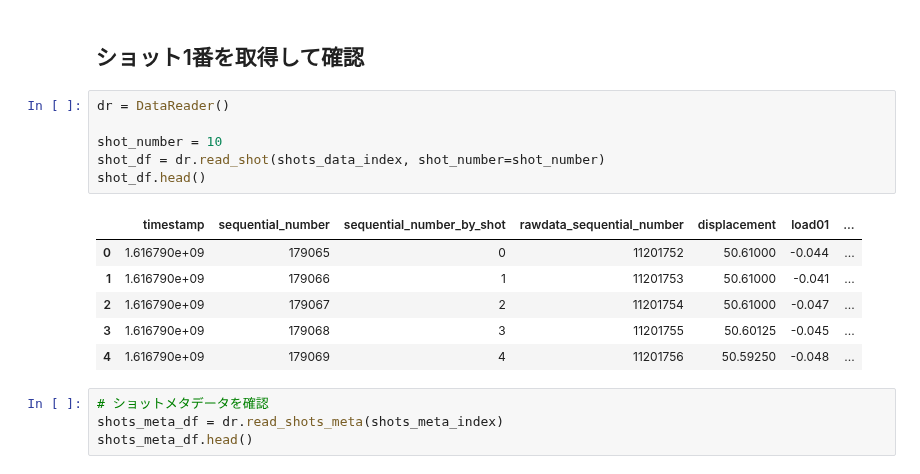
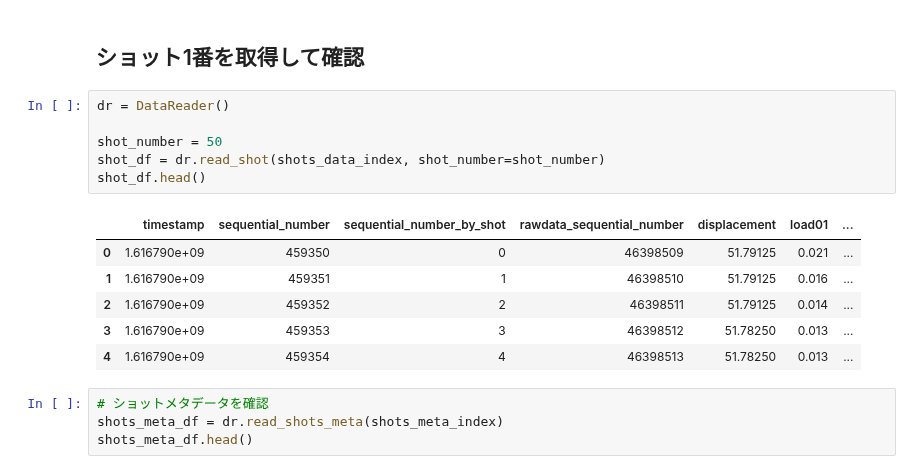
Before and after one commit to ymiyamoto5/data-analysis-platform-bak, a Jupyter notebook: notebooks/analyze.ipynb, the cells around one changed output. Drawn from its saved outputs; the diff is of its cells as text.

```diff
--- a/notebooks/analyze.ipynb
+++ b/notebooks/analyze.ipynb
@@ -51,16 +48,16 @@ shots_meta_index = "shots-" + target + "-meta"
 # %%
 dr = DataReader()
 
-shot_number = 10
+shot_number = 50
 shot_df = dr.read_shot(shots_data_index, shot_number=shot_number)
 shot_df.head()
 # %% [output]
 |  | timestamp | sequential_number | sequential_number_by_shot | rawdata_sequential_number | displacement | load01 | ... |
-| 0 | 1.616790e+09 | 179065 | 0 | 11201752 | 50.61000 | -0.044 | ... |
-| 1 | 1.616790e+09 | 179066 | 1 | 11201753 | 50.61000 | -0.041 | ... |
-| 2 | 1.616790e+09 | 179067 | 2 | 11201754 | 50.61000 | -0.047 | ... |
-| 3 | 1.616790e+09 | 179068 | 3 | 11201755 | 50.60125 | -0.045 | ... |
-| 4 | 1.616790e+09 | 179069 | 4 | 11201756 | 50.59250 | -0.048 | ... |
+| 0 | 1.616790e+09 | 459350 | 0 | 46398509 | 51.79125 | 0.021 | ... |
+| 1 | 1.616790e+09 | 459351 | 1 | 46398510 | 51.79125 | 0.016 | ... |
+| 2 | 1.616790e+09 | 459352 | 2 | 46398511 | 51.79125 | 0.014 | ... |
+| 3 | 1.616790e+09 | 459353 | 3 | 46398512 | 51.78250 | 0.013 | ... |
+| 4 | 1.616790e+09 | 459354 | 4 | 46398513 | 51.78250 | 0.013 | ... |
 # %%
 # ショットメタデータを確認
 shots_meta_df = dr.read_shots_meta(shots_meta_index)
```
Also changed, not shown: parts of 19 cells of this notebook, 2 other files.
